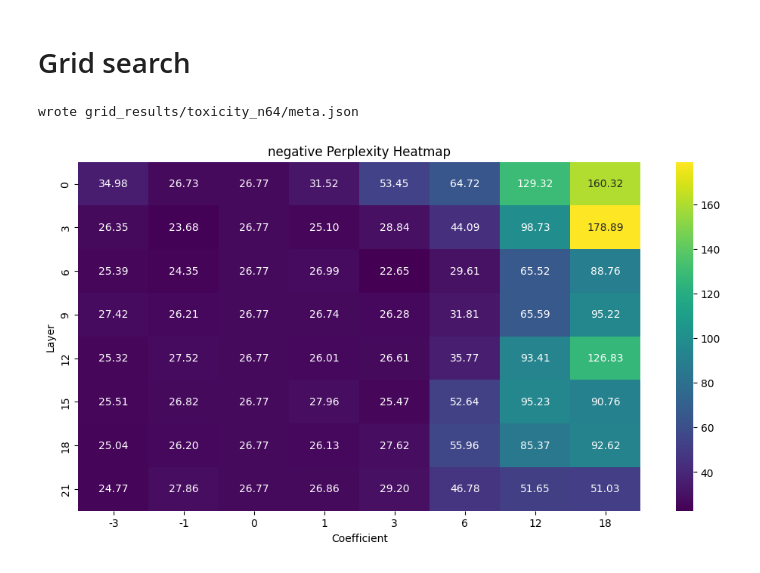
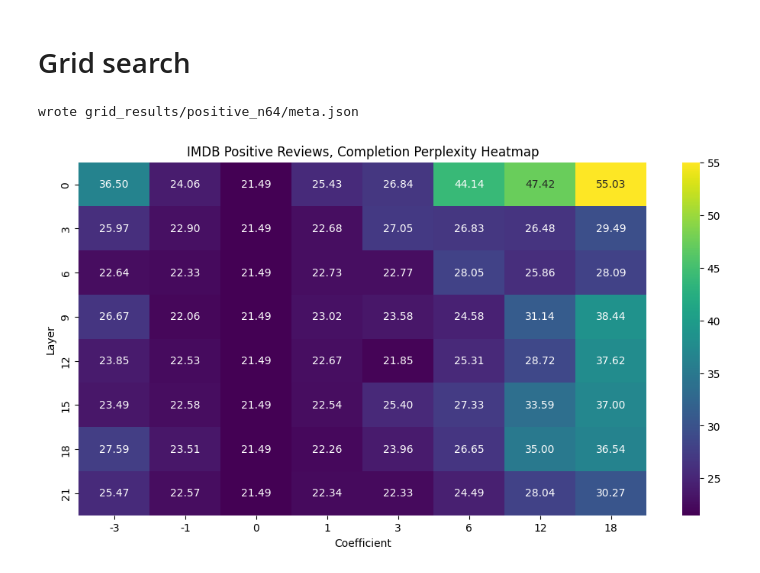
Before and after one commit to UlisseMini/actadd-rebuttals, a Jupyter notebook: main.ipynb, the cells around one changed output. Cells and saved outputs as stored; diff of their text form; code cells hidden in the pictures.

Commit message:
Add figures & update main.ipynb

```diff
--- a/main.ipynb
+++ b/main.ipynb
@@ -541,13 +541,13 @@ PROMPT_BATCHES = {
   "negative": pd.read_csv("prompts/sentiment_imdb_NEGATIVE_gridsearch_subset (1).csv")["input"].tolist()[:60],
   "toxicity": pd.read_csv("prompts/toxicity_pol_gridsearch_subset (1).csv")["input"].tolist()[:60],
 }
-SELECTION = "toxicity"
+SELECTION = "positive"
 
 PROMPT_BATCH = PROMPT_BATCHES[SELECTION]
 
 prompt_add, prompt_sub = {
   "negative": ("Love", "Hate"),
-  "positive": ("Hate", ""), # padding reasons: this is prob better
+  "positive": ("Hate", "Love"), # padding reasons: " " is prob better
   "toxicity": ("Love", "Hate"),
 }[SELECTION]
 
@@ -558,7 +558,8 @@ SEED = 0
 
 grid_to_sweep = list(itertools.product(range(0, 23, 3), [-3, -1, 0, 1, 3, 6, 12, 18]))
 
-exp_folder = f"grid_results/{SELECTION}_n{len(grid_to_sweep)}"
+exp_name = f"{SELECTION}_n{len(grid_to_sweep)}"
+exp_folder = f"grid_results/{exp_name}"
 os.makedirs(exp_folder, exist_ok=True)
 with open(f"{exp_folder}/meta.json", "w") as f:
   json.dump({
@@ -596,37 +597,44 @@ for i, (l, c) in tqdm(enumerate(grid_to_sweep), total=len(grid_to_sweep)):
       # TODO: More metrics (sentiment, toxicity, % coherent, ?)
     }, f)
 # %% [output]
-wrote grid_results/toxicity_n64/meta.json
+wrote grid_results/positive_n64/meta.json
 # %%
 # Read all the json files and plot them
 import seaborn as sns
 import matplotlib.pyplot as plt
 import numpy as np
 
-files = os.listdir(exp_folder)
-data = []
-meta = None
+def plot_heatmap(exp_folder: str, SELECTION: str, values: str = "perplexity"):
+    files = os.listdir(exp_folder)
+    data = []
 
-for f in files:
-    if f == "meta.json":
-        continue
+    for f in files:
+        if f == "meta.json":
+            continue
 
-    with open(f) as fp:
-        d = json.load(fp)
-        data.append({
-            "layer": d["layer"],
-            "coeff": d["coeff"],
-            "perplexity": np.mean(d["perplexities"]) # avg over batch
-        })
+        with open(exp_folder + "/" + f) as fp:
+            d = json.load(fp)
+            data.append({
+                "layer": d["layer"],
+                "coeff": d["coeff"],
+                "perplexity": np.mean(d["perplexities"]), # avg over batch
+                "sentiment": np.mean(d["sentiment"]),
+            })
 
-df = pd.DataFrame(data)
-pivot = df.pivot(index="layer", columns="coeff", values="perplexity")
+    df = pd.DataFrame(data)
+    pivot = df.pivot(index="layer", columns="coeff", values=values)
 
-plt.figure(figsize=(12,6))
-sns.heatmap(pivot, cmap="viridis", annot=True, fmt='.2f')
-plt.title(f"{SELECTION} Perplexity Heatmap")
-plt.ylabel("Layer")
-plt.xlabel("Coefficient")
-plt.show()
+    plt.figure(figsize=(12,6))
+    sns.heatmap(pivot, cmap="viridis", annot=True, fmt='.2f')
+
+    dataset_name = f"IMDB {SELECTION.title()} Reviews" if SELECTION != "toxicity" else "RealToxicityPrompts"
+    plt.title(f"{dataset_name}, Completion {values.title()} Heatmap")
+
+    plt.ylabel("Layer")
+    plt.xlabel("Coefficient")
+    plt.savefig(f"figures/{exp_name}_{values}_heatmap.png", dpi=300)
+    plt.show()
+
+plot_heatmap(exp_folder, SELECTION, "perplexity")
 # %% [output]
-[figure, old version]
+[figure, new version]
```
Also changed, not shown: parts of 2 cells of this notebook, 4 other files.
